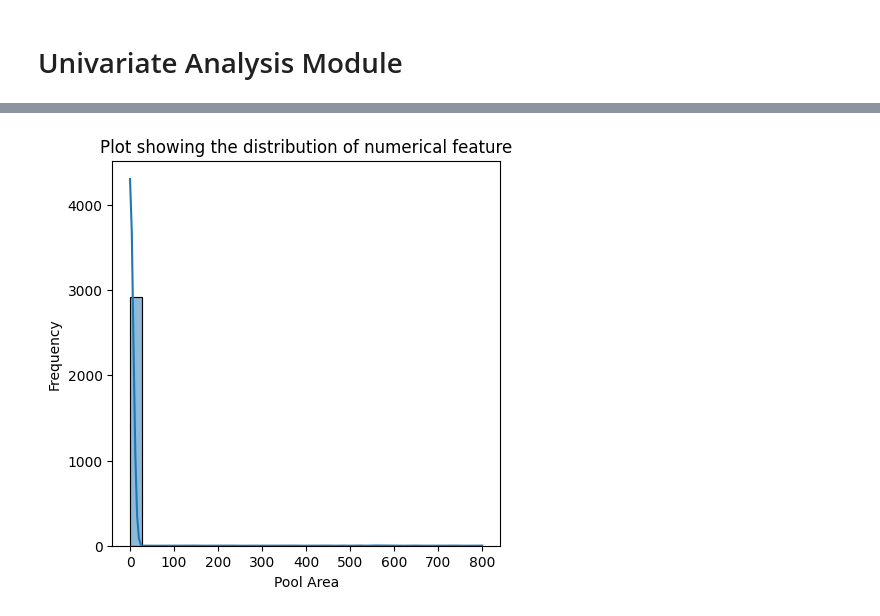
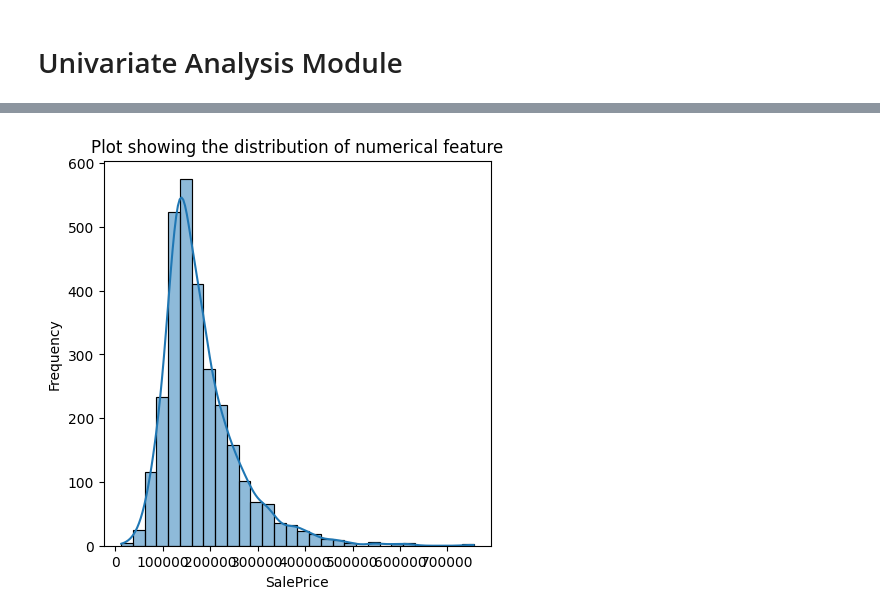
Before and after one commit to furqan7m3-ops/house-price-predictor-mlops, a Jupyter notebook: data-analysis/EDA.ipynb, the cells around one changed output, grey strips where cells are left out. Drawn from its saved outputs; the diff is of its cells as text; code cells hidden in the pictures.

```diff
--- a/data-analysis/EDA.ipynb
+++ b/data-analysis/EDA.ipynb
@@ -143,9 +147,9 @@ numerical_cols
 # %%
 univariate_analyzer = UnivariateAnalyzer(NumericalUnivariateStrategy())
 # %%
-univariate_analyzer.analyze(df, 'Pool Area')
+univariate_analyzer.analyze(df, 'SalePrice')
 # %% [output]
-[figure, old version]
+[figure, new version]
 # %%
 univariate_analyzer.set_strategy(CategoricalUnivariateStrategy())
 # %%
```
Also changed, not shown: parts of 14 cells of this notebook, 4 other files.
